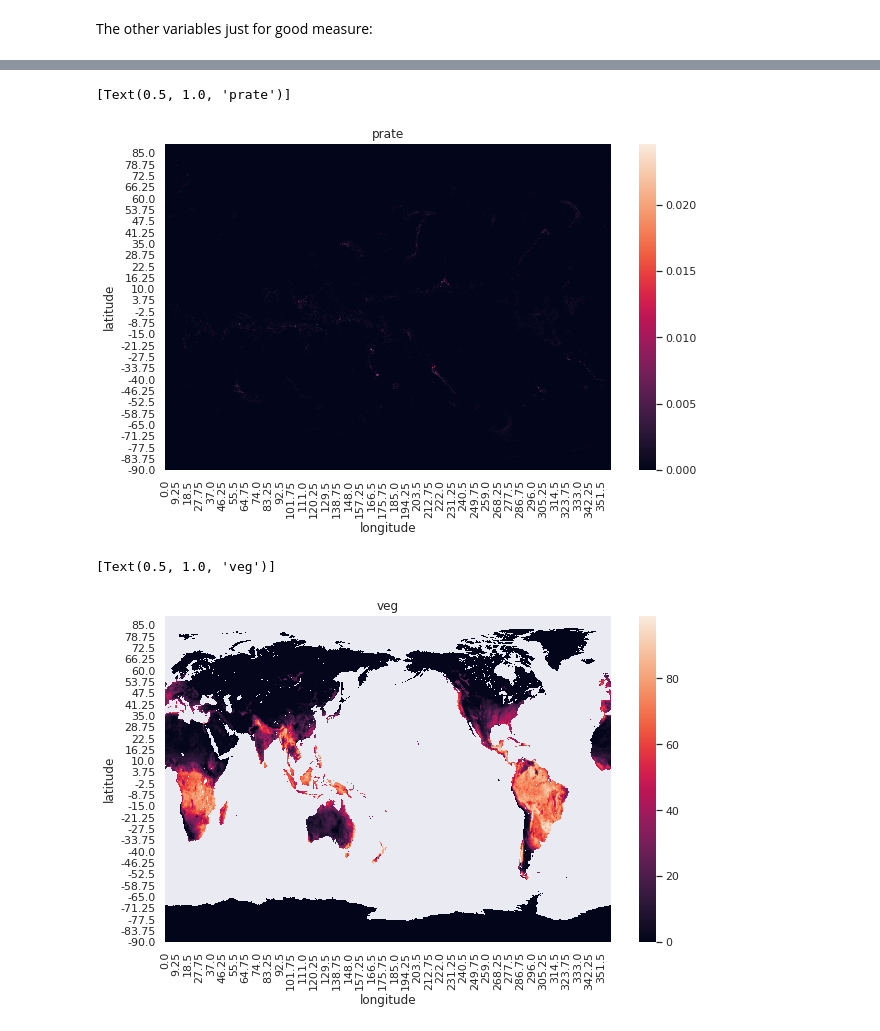
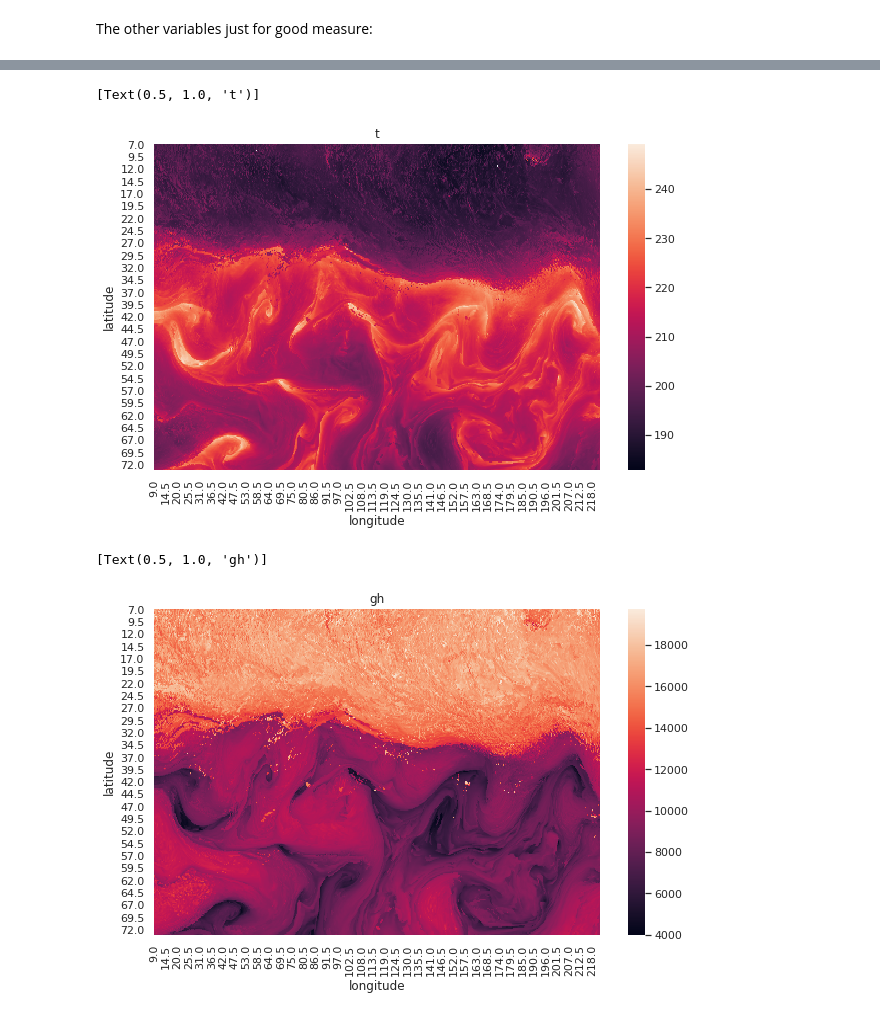
Before and after one commit to GondekNP/HohonuWind, a Jupyter notebook: notebooks/nomad_EDA.ipynb, the cells around one changed output, grey strips where cells are left out. Cells and saved outputs as stored; diff of their text form; code cells hidden in the pictures.

```diff
--- a/notebooks/nomad_EDA.ipynb
+++ b/notebooks/nomad_EDA.ipynb
@@ -7,7 +13,9 @@ import numpy as np
 os.chdir('../scripts')
 import nomad_request
 # %%
-nomad_eda = nomad_request.retrieve_nomad(out_type='pandas')
+nomad_eda = nomad_request.retrieve_nomad(lat_range = (7, 73),
+                                         lon_range = (9, 222),
+                                         out_type='pandas')
 # %% [markdown]
 Xarray's conversion to pandas creates a MultiIndex based on the .25 degree steps - first is all 0-360 by .25 for latitude degree -90, followed by 0-360 by .25 for -89.75, and so on and so forth. In xarray's native format this is a multidimensional data structure - could be more useful down the line to leave it in that form depending on final product.
 # %%
@@ -136,15 +128,13 @@ gfs_plot.set(title='orog')
 # %%
-gfs_plot = sns.heatmap(nomad_eda.prate.unstack('longitude'))
-gfs_plot.invert_yaxis()
-gfs_plot.set(title='prate')
+gfs_plot = sns.heatmap(nomad_eda.t.unstack('longitude'))
+gfs_plot.set(title='t')
 # %% [output]
-[Text(0.5, 1.0, 'prate')]
+[Text(0.5, 1.0, 't')]
-[figure, old version]
+[figure, new version]
 # %%
-gfs_plot = sns.heatmap(nomad_eda.veg.unstack('longitude'))
-gfs_plot.invert_yaxis()
-gfs_plot.set(title='veg')
+gfs_plot = sns.heatmap(nomad_eda.gh.unstack('longitude'))
+gfs_plot.set(title='gh')
 # %% [output]
-[Text(0.5, 1.0, 'veg')]
+[Text(0.5, 1.0, 'gh')]
-[figure, old version]
+[figure, new version]
 # %%
```
Also changed, not shown: parts of 19 cells of this notebook, 2 other files.
